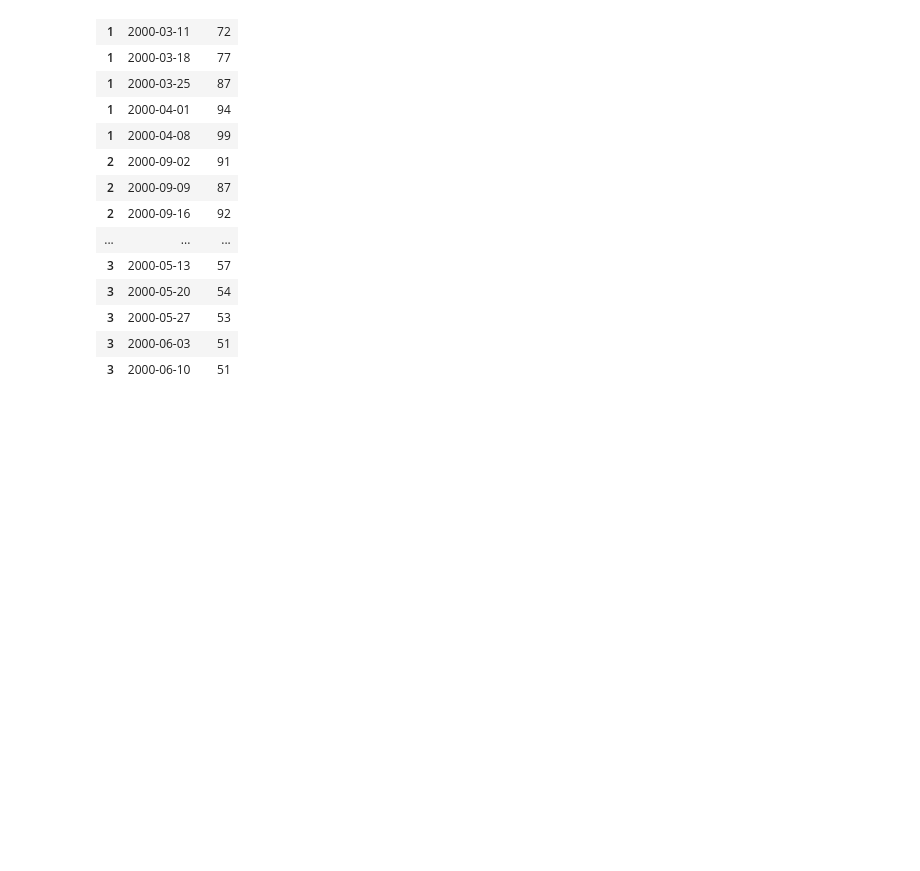
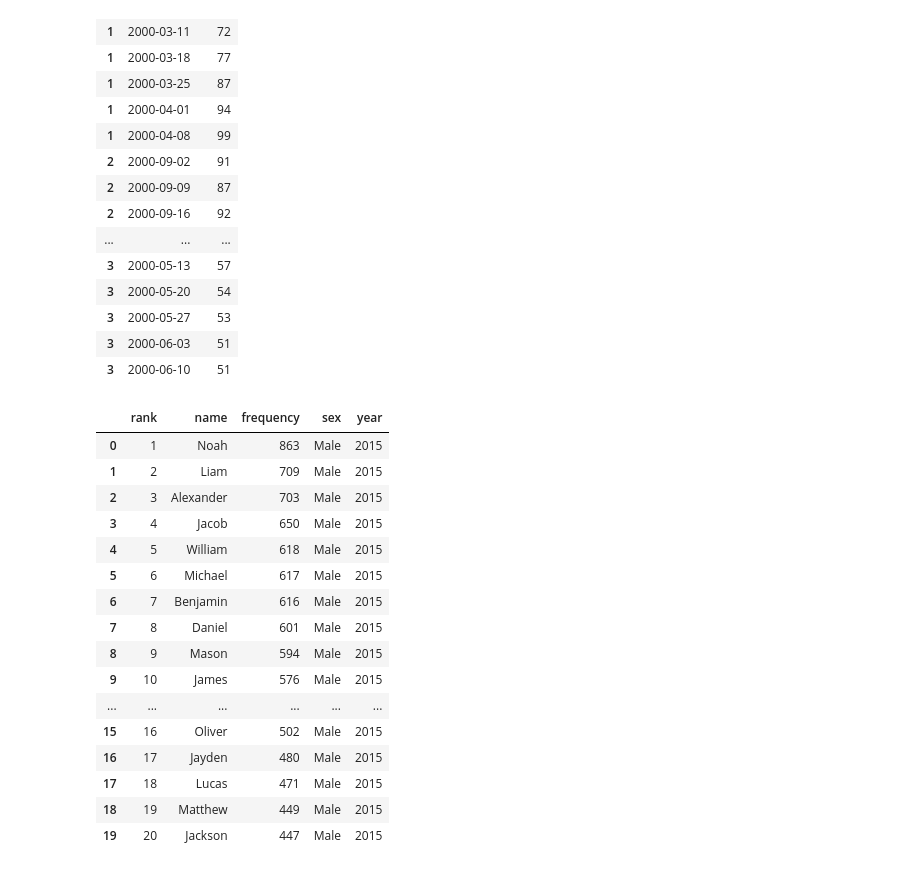
Before and after one commit to wu-olivia-ke/inf1340-programmingfordatascience-fa21, a Jupyter notebook: class-demo.ipynb, the cells around one changed output. Drawn from its saved outputs; the diff is of its cells as text; code cells hidden in the pictures; blank space fills up the shorter version.

```diff
--- a/class-demo.ipynb
+++ b/class-demo.ipynb
@@ -531,3 +531,45 @@ ranking.head(20)
 | 3 | 2000-05-27 | 53 |
 | 3 | 2000-06-03 | 51 |
 | 3 | 2000-06-10 | 51 |
+# %%
+#principle 5: the same observational unit should not be spread across multiple tables
+#solution: join multiple tables/files into 1 singular data frame
+#usual case: temporality aspect in the data
+
+import glob
+import re
+
+def extract_year(string):
+    match = re.match(".+(\d{4})", string)
+    if match != None: return match.group(1)
+
+path = './data'
+allFiles = glob.glob(path + "/201*-baby-names-illinois.csv")
+frame = pd.DataFrame()
+df_list= []
+for file_ in allFiles:
+    df = pd.read_csv(file_,index_col=None, header=0)
+    df.columns = map(str.lower, df.columns)
+    df["year"] = extract_year(file_)
+    df_list.append(df)
+
+df = pd.concat(df_list)
+df.head(20)
+# %% [output]
+|  | rank | name | frequency | sex | year |
+| 0 | 1 | Noah | 863 | Male | 2015 |
+| 1 | 2 | Liam | 709 | Male | 2015 |
+| 2 | 3 | Alexander | 703 | Male | 2015 |
+| 3 | 4 | Jacob | 650 | Male | 2015 |
+| 4 | 5 | William | 618 | Male | 2015 |
+| 5 | 6 | Michael | 617 | Male | 2015 |
+| 6 | 7 | Benjamin | 616 | Male | 2015 |
+| 7 | 8 | Daniel | 601 | Male | 2015 |
+| 8 | 9 | Mason | 594 | Male | 2015 |
+| 9 | 10 | James | 576 | Male | 2015 |
+| ... | ... | ... | ... | ... | ... |
+| 15 | 16 | Oliver | 502 | Male | 2015 |
+| 16 | 17 | Jayden | 480 | Male | 2015 |
+| 17 | 18 | Lucas | 471 | Male | 2015 |
+| 18 | 19 | Matthew | 449 | Male | 2015 |
+| 19 | 20 | Jackson | 447 | Male | 2015 |
```
Also changed, not shown: parts of 1 cell of this notebook, 2 other files.
